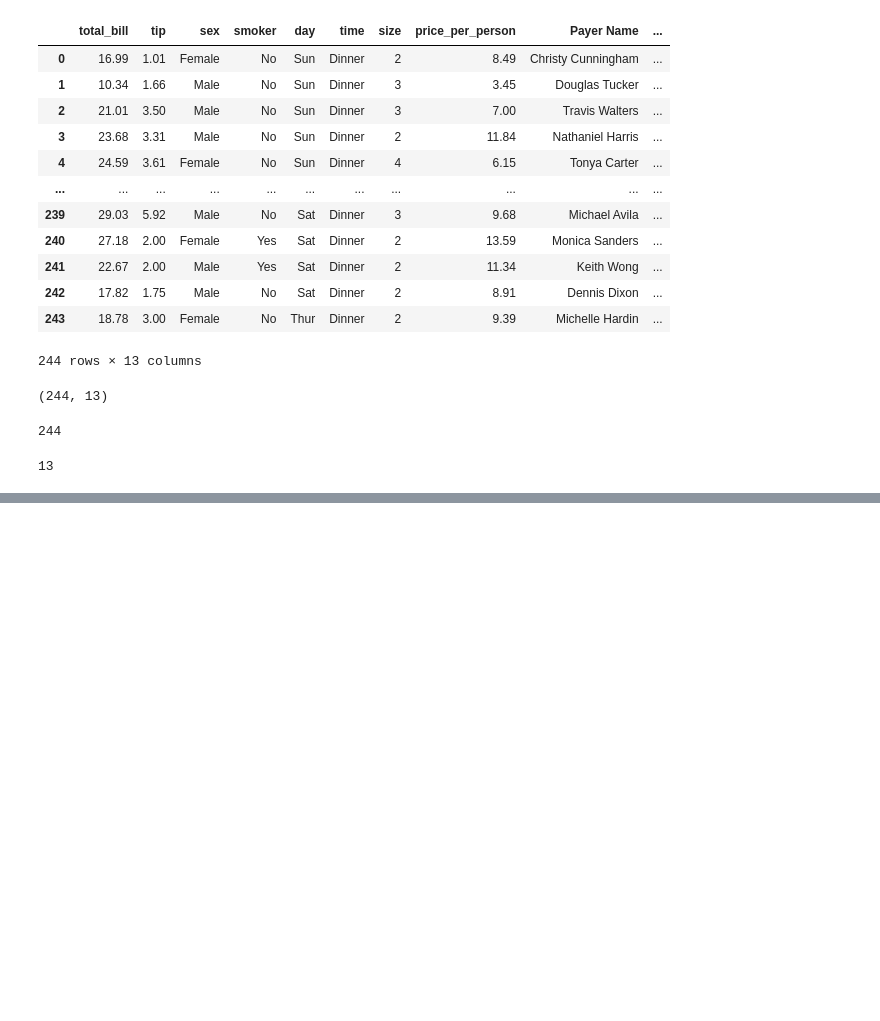
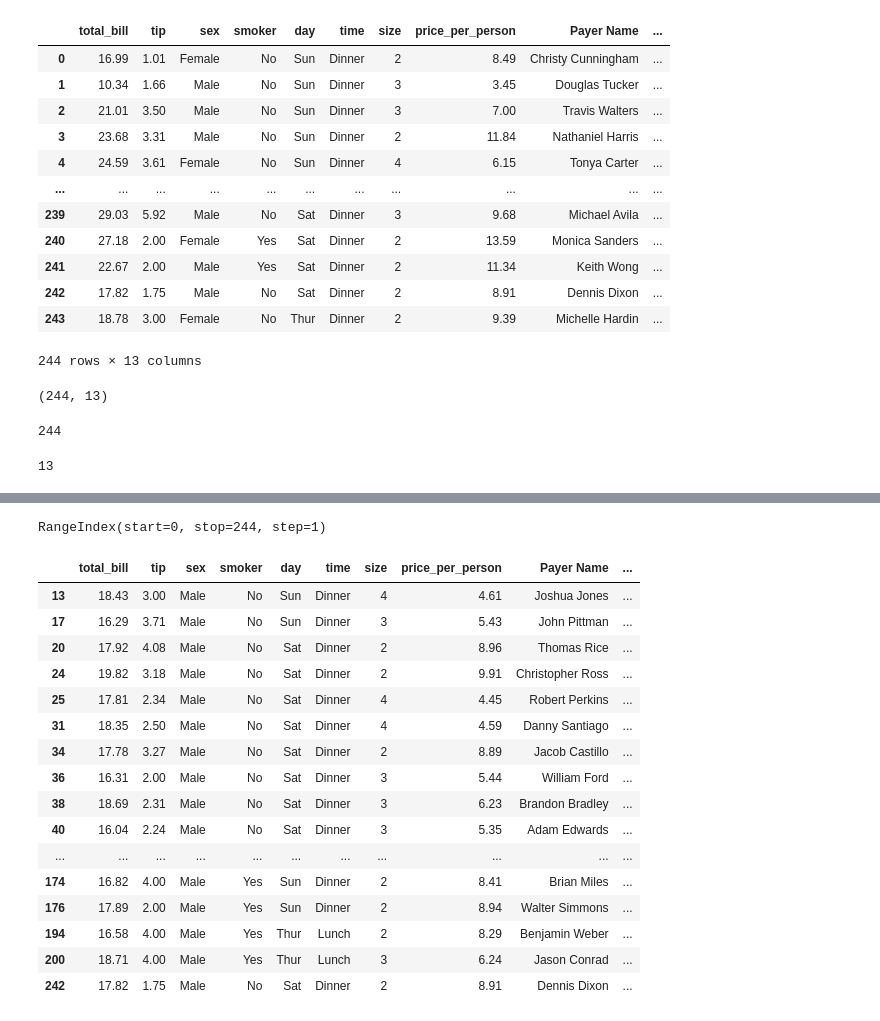
Before and after one commit to mdtanvirt/pycrash, a Jupyter notebook: pandas_data_frame.ipynb, the cells around one changed output, grey strips where cells are left out. Cells and saved outputs as stored; diff of their text form; code cells hidden in the pictures; blank space fills up the shorter version.

```diff
--- a/pandas_data_frame.ipynb
+++ b/pandas_data_frame.ipynb
@@ -296,0 +323,24 @@ df.shape[1]
+# %%
+df.index
+# %% [output]
+RangeIndex(start=0, stop=244, step=1)
+# %%
+df[(df['total_bill'] > 16) & (df['total_bill'] < 20) & (df['sex'] == 'Male')]
+# %% [output]
+|  | total_bill | tip | sex | smoker | day | time | size | price_per_person | Payer Name | ... |
+| 13 | 18.43 | 3.00 | Male | No | Sun | Dinner | 4 | 4.61 | Joshua Jones | ... |
+| 17 | 16.29 | 3.71 | Male | No | Sun | Dinner | 3 | 5.43 | John Pittman | ... |
+| 20 | 17.92 | 4.08 | Male | No | Sat | Dinner | 2 | 8.96 | Thomas Rice | ... |
+| 24 | 19.82 | 3.18 | Male | No | Sat | Dinner | 2 | 9.91 | Christopher Ross | ... |
+| 25 | 17.81 | 2.34 | Male | No | Sat | Dinner | 4 | 4.45 | Robert Perkins | ... |
+| 31 | 18.35 | 2.50 | Male | No | Sat | Dinner | 4 | 4.59 | Danny Santiago | ... |
+| 34 | 17.78 | 3.27 | Male | No | Sat | Dinner | 2 | 8.89 | Jacob Castillo | ... |
+| 36 | 16.31 | 2.00 | Male | No | Sat | Dinner | 3 | 5.44 | William Ford | ... |
+| 38 | 18.69 | 2.31 | Male | No | Sat | Dinner | 3 | 6.23 | Brandon Bradley | ... |
+| 40 | 16.04 | 2.24 | Male | No | Sat | Dinner | 3 | 5.35 | Adam Edwards | ... |
+| ... | ... | ... | ... | ... | ... | ... | ... | ... | ... | ... |
+| 174 | 16.82 | 4.00 | Male | Yes | Sun | Dinner | 2 | 8.41 | Brian Miles | ... |
+| 176 | 17.89 | 2.00 | Male | Yes | Sun | Dinner | 2 | 8.94 | Walter Simmons | ... |
+| 194 | 16.58 | 4.00 | Male | Yes | Thur | Lunch | 2 | 8.29 | Benjamin Weber | ... |
+| 200 | 18.71 | 4.00 | Male | Yes | Thur | Lunch | 3 | 6.24 | Jason Conrad | ... |
+| 242 | 17.82 | 1.75 | Male | No | Sat | Dinner | 2 | 8.91 | Dennis Dixon | ... |
```
Also changed, not shown: parts of 19 cells of this notebook, 2 other files.
